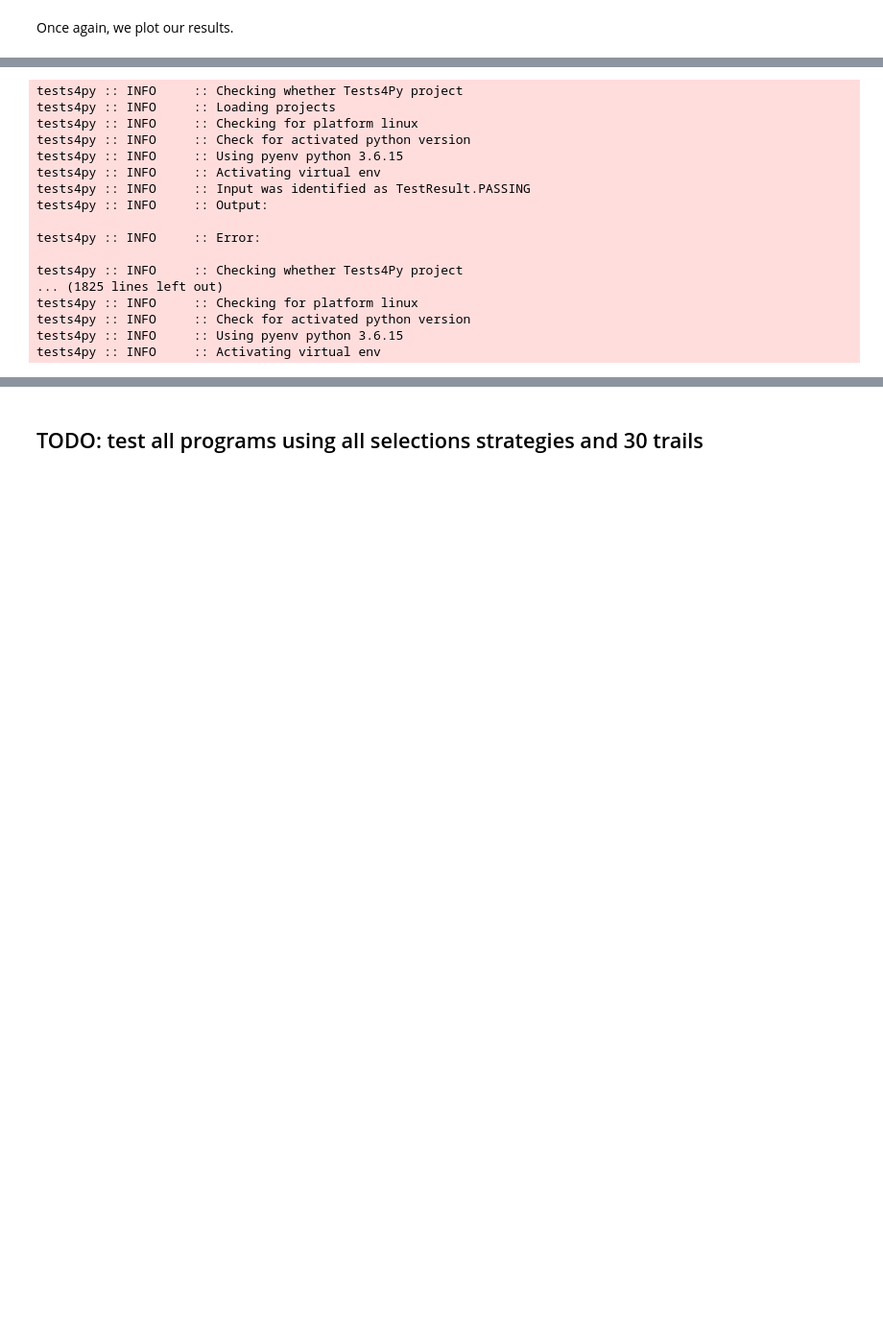
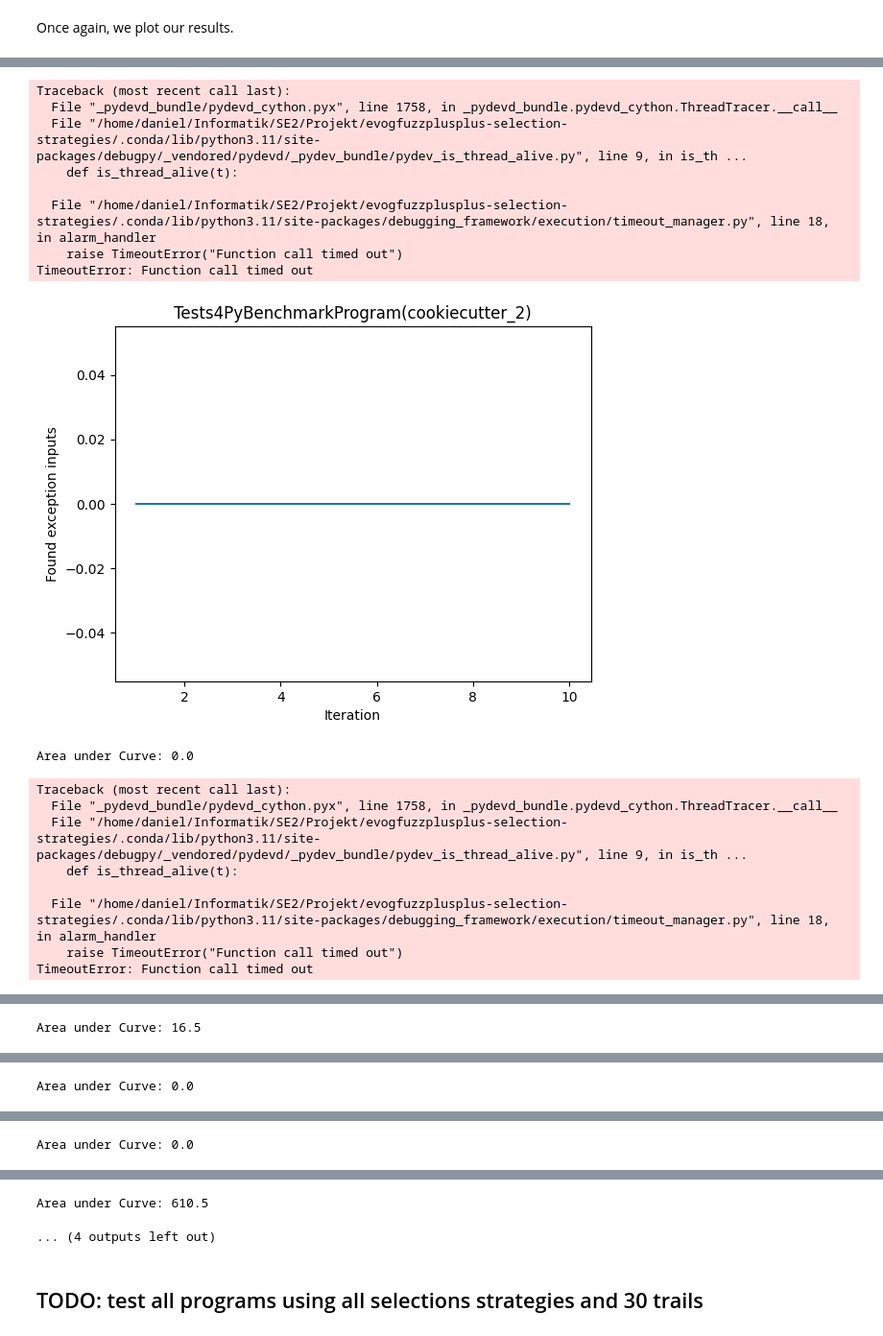
Before and after one commit to JaasperK/evogfuzzplusplus-selection-strategies, a Jupyter notebook: notebooks/evogfuzz_benchmark.ipynb, the cells around one changed output, grey strips where cells are left out. Shown at 96% size. Saved outputs shown, nothing was run; the diff lists cells and outputs as text; code cells hidden in the pictures; blank space fills up the shorter version.

```diff
--- a/notebooks/evogfuzz_benchmark.ipynb
+++ b/notebooks/evogfuzz_benchmark.ipynb
@@ -424,41 +368,39 @@ Tests4PyBenchmarkProgram(cookiecutter_2)
 # %%
-subj = []
-subj.append(subjects[2])
-subj.append(subjects[3])
-for s in subj:
+for s in subjects:
     epp = EvoGFuzz(
     grammar=s.get_grammar(),
     oracle=s.get_oracle(),
-    inputs=s.get_passing_inputs(),
+    inputs=s.get_initial_inputs(),
     iterations=10
     )
     found_exception_inputs = epp.fuzz()
     test = epp.get_benchmark()
 
     x = [a[0] for a in test]
     y = [a[1] for a in test]
     plt.plot(x, y)
     plt.title(s)
     plt.xlabel('Iteration')
     plt.ylabel('Found exception inputs')
     plt.show()
     area = trapz(y, dx=1)
     print(f"Area under Curve: {area}")
 # %% [output]
-tests4py :: INFO     :: Checking whether Tests4Py project
-tests4py :: INFO     :: Loading projects
-tests4py :: INFO     :: Checking for platform linux
-tests4py :: INFO     :: Check for activated python version
-tests4py :: INFO     :: Using pyenv python 3.6.15
-tests4py :: INFO     :: Activating virtual env
-tests4py :: INFO     :: Input was identified as TestResult.PASSING
-tests4py :: INFO     :: Output:
+Traceback (most recent call last):
+  File "_pydevd_bundle/pydevd_cython.pyx", line 1758, in _pydevd_bundle.pydevd_cython.ThreadTracer.__call__
+  File "/home/daniel/Informatik/SE2/Projekt/evogfuzzplusplus-selection-strategies/.conda/lib/python3.11/site-packages/debugpy/_vendored/pydevd/_pydev_bundle/pydev_is_thread_alive.py", line 9, in is_th ...
+    def is_thread_alive(t):
 
-tests4py :: INFO     :: Error:
-
-tests4py :: INFO     :: Checking whether Tests4Py project
-... (1825 lines left out)
-tests4py :: INFO     :: Checking for platform linux
-tests4py :: INFO     :: Check for activated python version
-tests4py :: INFO     :: Using pyenv python 3.6.15
-tests4py :: INFO     :: Activating virtual env
+  File "/home/daniel/Informatik/SE2/Projekt/evogfuzzplusplus-selection-strategies/.conda/lib/python3.11/site-packages/debugging_framework/execution/timeout_manager.py", line 18, in alarm_handler
+    raise TimeoutError("Function call timed out")
+TimeoutError: Function call timed out
+[figure, added]
+Area under Curve: 0.0
+Traceback (most recent call last):
+  File "_pydevd_bundle/pydevd_cython.pyx", line 1758, in _pydevd_bundle.pydevd_cython.ThreadTracer.__call__
+  File "/home/daniel/Informatik/SE2/Projekt/evogfuzzplusplus-selection-strategies/.conda/lib/python3.11/site-packages/debugpy/_vendored/pydevd/_pydev_bundle/pydev_is_thread_alive.py", line 9, in is_th ...
+    def is_thread_alive(t):
+
+  File "/home/daniel/Informatik/SE2/Projekt/evogfuzzplusplus-selection-strategies/.conda/lib/python3.11/site-packages/debugging_framework/execution/timeout_manager.py", line 18, in alarm_handler
+    raise TimeoutError("Function call timed out")
+TimeoutError: Function call timed out
@@ -464,0 +408 @@ tests4py :: INFO     :: Activating virtual env
+Area under Curve: 16.5
@@ -464,0 +410 @@ tests4py :: INFO     :: Activating virtual env
+Area under Curve: 0.0
@@ -464,0 +412 @@ tests4py :: INFO     :: Activating virtual env
+Area under Curve: 0.0
@@ -465,3 +414,5 @@ tests4py :: INFO     :: Activating virtual env
+Area under Curve: 610.5
+... (4 outputs left out)
 # %% [markdown]
 ## TODO: test all programs using all selections strategies and 30 trails
 # %% [markdown]
```
Also changed, not shown: parts of 11 cells of this notebook.
